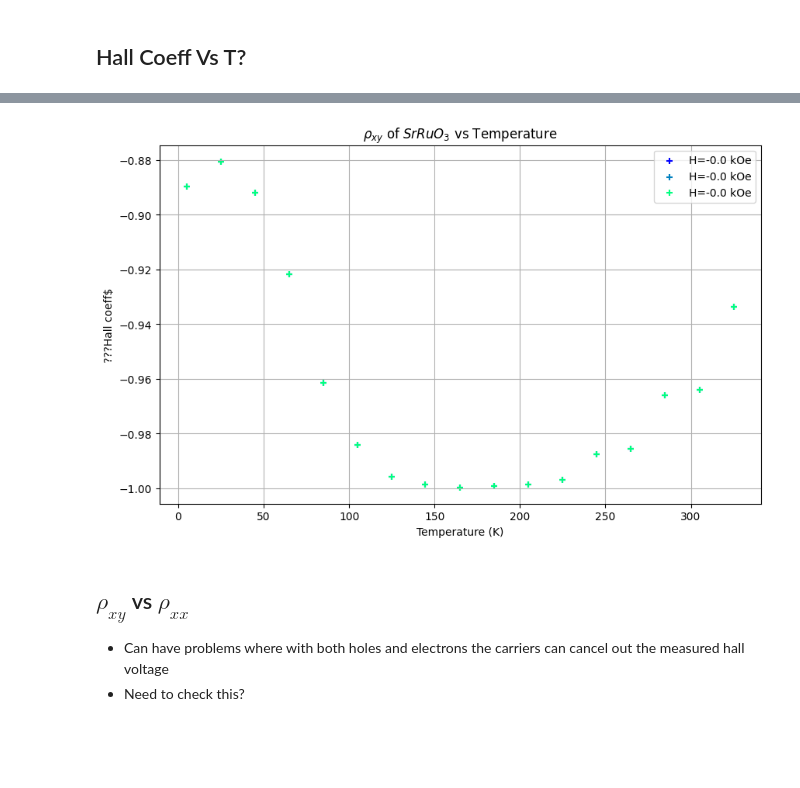
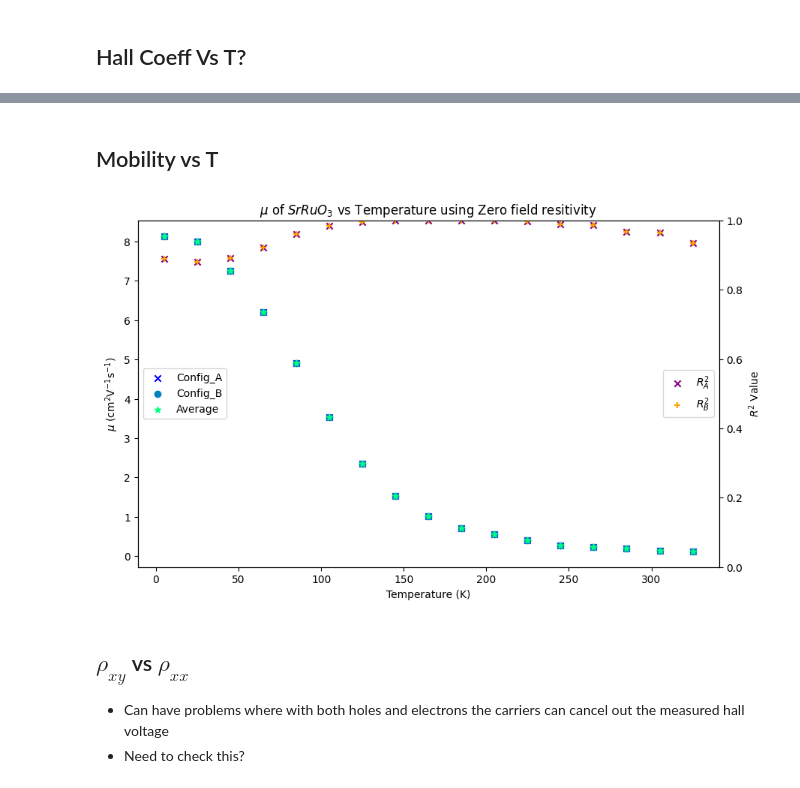
Before and after one commit to hc3413/Electronic_properties_of_thin_films, a Jupyter notebook: Analysis.ipynb, the cells around one changed output, grey strips where cells are left out. Cells and saved outputs as stored; diff of their text form; code cells hidden in the pictures; blank space fills up the shorter version.

```diff
--- a/Analysis.ipynb
+++ b/Analysis.ipynb
@@ -10,9 +10,11 @@ from import_dep import *
 import functions
 
 # Define the path to the output directory where data is saved
-path_out =  ('/Users/horatiocox/Desktop/RUG Postdoc/Experiments/Electrical/VDP_JT029_SrRuO3')
+path_out =  ('/Users/horatiocox/Desktop/RUG Postdoc/Experiments/Electrical/VDP_JT029_SrRuO3/Output/')
 # Define the path to the directories containing the experimental data
 directory_1 = Path('/Users/horatiocox/Desktop/Electronic_properties_of_thin_films/Data/')
+
+plot_data = False
 # %% [markdown]
 ## Import Measurement Data
 # %%
@@ -437,43 +533,55 @@ print(df_hall_coefficient.head())
+# %% [markdown]
+## Mobility vs T
 # %%
+
+
 # Create a figure and axis
-fig9 = plt.figure(figsize=(10, 6))
-ax = fig9.add_subplot(111)  # Create a single subplot
+fig11 = plt.figure(figsize=(10, 6))
+ax = fig11.add_subplot(111)  # Create a single subplot
 
-#c_val = plt.cm.jet(np.linspace(0,1,num_field_points))
-# Generating one set of colors for increasing positive field and one set for decreasing negative field
-# higher field is brighter color in both cases
+# Generate color map
 c_val = plt.get_cmap('winter')(np.linspace(0, 1, 3))
 
-
-# Create separate marker arrays for positive and negative fields stiched together
-markers = ['x'] * int(ctf[5] / 2) + ['+'] * int(ctf[5] / 2)
+# Create separate marker arrays for positive and negative fields stitched together
+markers = ['x','o','*']
 
 
-ax.scatter(hall_coefficient[:,0], hall_coefficient[:,2] , marker=markers[k], color=c_val[0], label = f'H={np.round(hall_data[k,1]/1000,decimals=0)} kOe')
+ax.scatter(hall_coefficient[:, 0], 1e4*np.divide(-hall_coefficient[:, 1],res_data[int(ctf[5]/2-1)::ctf[5],4]), marker=markers[0], color=c_val[0], label=f'Config_A')
+ax.scatter(hall_coefficient[:, 0], 1e4*np.divide(-hall_coefficient[:, 3],res_data[int(ctf[5]/2-1)::ctf[5],4]), marker=markers[1], color=c_val[1], label=f'Config_B')
+ax.scatter(hall_coefficient[:, 0], 1e4*np.divide(-hall_coefficient[:, 5],res_data[int(ctf[5]/2-1)::ctf[5],4]), marker=markers[2], color=c_val[2], label=f'Average')
 
-ax.scatter(hall_coefficient[:,0], hall_coefficient[:,4] , marker=markers[k], color=c_val[1], label = f'H={np.round(hall_data[k,1]/1000,decimals=0)} kOe')
-
-ax.scatter(hall_coefficient[:,0], hall_coefficient[:,6] , marker=markers[k], color=c_val[2], label = f'H={np.round(hall_data[k,1]/1000,decimals=0)} kOe')
-
-# Set labels and title
+# Set labels and title for the left y-axis
 ax.set_xlabel('Temperature (K)')
-ax.set_ylabel(r'???Hall coeff$')
-ax.set_title(r'$\rho_{xy}$ of $SrRuO_3$ vs Temperature')
-# ax.set_xlim(0,100)
-# ax.set_ylim(1425,1525)
+ax.set_ylabel(r'$\mu$ (cm$^2$V$^{-1}$s$^{-1}$)')
+ax.set_title(r'$\mu$ of $SrRuO_3$ vs Temperature using Zero field resitivity')
 
 # Add a grid
-ax.grid(True)
+ax.grid(False)
 
-# Add a legend
-ax.legend()
+# Add a legend for the left y-axis
+ax.legend(loc='center left')
+
+# Create a second y-axis on the right
+ax2 = ax.twinx()
+
+# Plot data on the right y-axis
+ax2.scatter(hall_coefficient[:, 0], np.abs(hall_coefficient[:, 2]), color='purple', marker = 'x', label='$R^2_{A}$')
+ax2.scatter(hall_coefficient[:, 0], np.abs(hall_coefficient[:, 4]), color='orange', marker = '+', label='$R^2_{B}$')
+
+# Set labels for the right y-axis
+ax2.set_ylabel('$R^2$ Value')
+
+# Add a legend for the right y-axis
+ax2.legend(loc='center right')
+ax2.set_ylim(0, 1)
 
 # Show the plot
 plt.show()
 
-#fig3.savefig(Path(path_out).joinpath('resistivity_vs_temperature.png'))
+if plot_data == True:
+    fig11.savefig(Path(path_out).joinpath('mobility_vs_temperature.png'), dpi=300, bbox_inches='tight')
 # %% [output]
-[figure, old version]
+[figure, new version]
 # %% [markdown]
 ## $\rho_{xy}$ vs $\rho_{xx}$
 - Can have problems where with both holes and electrons the carriers can cancel out the measured hall voltage
```
Also changed, not shown: parts of 20 cells of this notebook, 2 other files.
